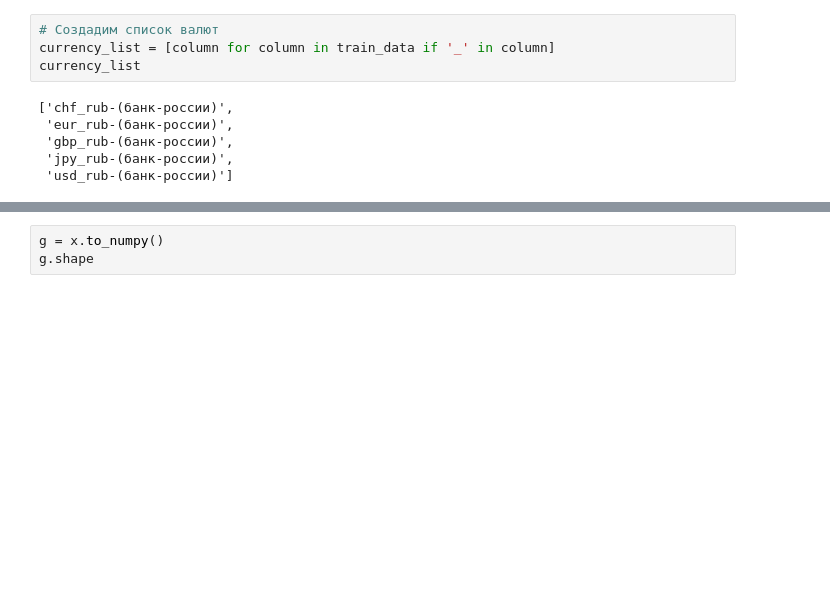
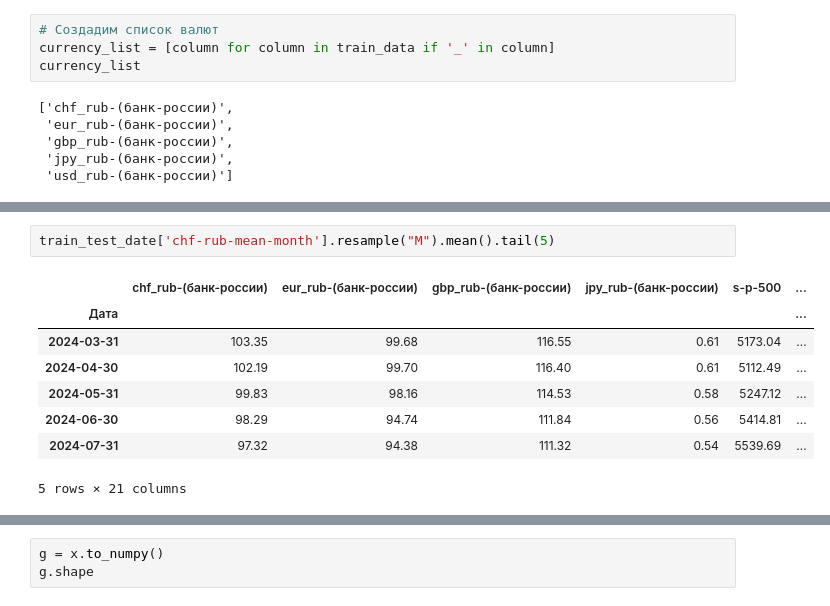
Before and after one commit to uc20100/Diplom-2024, a Jupyter notebook: diplom_2024.ipynb, the cells around one changed output, grey strips where cells are left out. Drawn from its saved outputs; the diff is of its cells as text; blank space fills up the shorter version.

```diff
--- a/diplom_2024.ipynb
+++ b/diplom_2024.ipynb
@@ -549,0 +701,11 @@ X
+# %%
+train_test_date['chf-rub-mean-month'].resample("M").mean().tail(5)
+# %% [output]
+|  | chf_rub-(банк-россии) | eur_rub-(банк-россии) | gbp_rub-(банк-россии) | jpy_rub-(банк-россии) | s-p-500 | ... |
+| Дата |  |  |  |  |  | ... |
+| 2024-03-31 | 103.35 | 99.68 | 116.55 | 0.61 | 5173.04 | ... |
+| 2024-04-30 | 102.19 | 99.70 | 116.40 | 0.61 | 5112.49 | ... |
+| 2024-05-31 | 99.83 | 98.16 | 114.53 | 0.58 | 5247.12 | ... |
+| 2024-06-30 | 98.29 | 94.74 | 111.84 | 0.56 | 5414.81 | ... |
+| 2024-07-31 | 97.32 | 94.38 | 111.32 | 0.54 | 5539.69 | ... |
+5 rows × 21 columns
```
Also changed, not shown: parts of 142 cells of this notebook.
